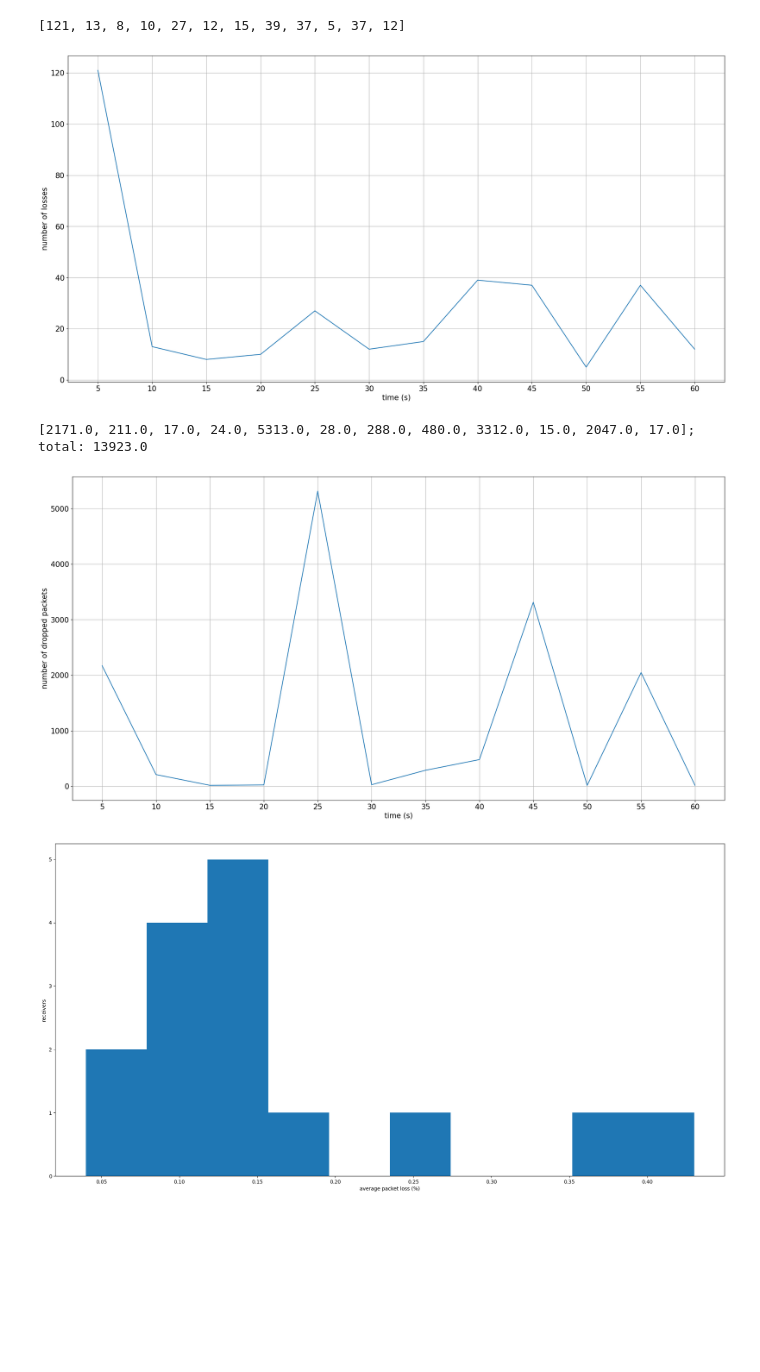
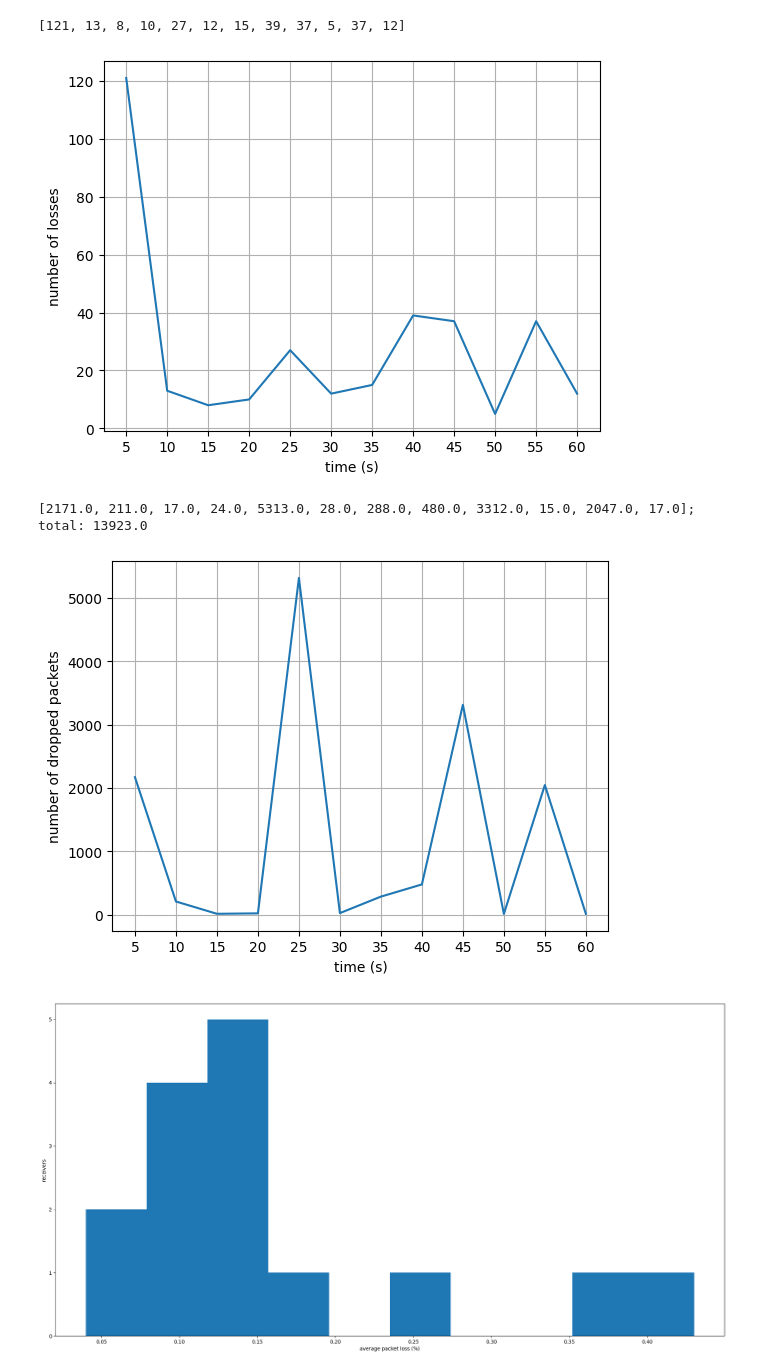
Before and after one commit to Krynegal/SDN_modeling_system, a Jupyter notebook: parser/datParser.ipynb, the cells around one changed output. Drawn from its saved outputs; the diff is of its cells as text; code cells hidden in the pictures; blank space fills up the shorter version.

```diff
--- a/parser/datParser.ipynb
+++ b/parser/datParser.ipynb
@@ -466,12 +479,21 @@ plt.show()
 # %%
-plt.rc('font', size= 15)
-_, ax = plt.subplots(figsize=(24, 12), ncols=1)
+plt.rc('font', size= 10)
+_, ax = plt.subplots(figsize=(16, 6), ncols=1)
 ax.plot(pl_df['time'], pl_df.iloc[:col_len, 1:nodes_num+1])
 
-fontsize = 15
-ax.legend(pl_df.iloc[:col_len, 1:nodes_num+1])
+fontsize = 10
+#ax.legend(pl_df.iloc[:col_len, 1:nodes_num+1])
 ax.set_xlabel('time (s)', fontsize=fontsize)
 ax.set_ylabel('dropped packets', fontsize=fontsize)
 
 plt.show()
+
+# _, ax = plt.subplots(ncols=1)
+# ax.plot(pl_df['time'], pl_df.iloc[:col_len, 1:nodes_num+1])
+
+# #ax.legend(pl_df.iloc[:col_len, 1:nodes_num+1])
+# ax.set_xlabel('time (s)', fontsize=fontsize)
+# ax.set_ylabel('dropped packets', fontsize=fontsize)
+
+# plt.show()
 # %% [output]
@@ -497,22 +519,34 @@ df = pd.DataFrame({
 # %% [output]
 [121, 13, 8, 10, 27, 12, 15, 39, 37, 5, 37, 12]
 # %%
+# import matplotlib.ticker as ticker
+# plt.rc('font', size= 15)
+# _, ax = plt.subplots(figsize=(24, 12), ncols=1)
+# # ax.scatter(df['time'], plhist)
+# ax.plot(df['time'], plhist)
+
+# fontsize = 15
+# ax.set_xlabel('time (s)', fontsize=fontsize)
+# ax.grid()
+# ax.set_ylabel('number of losses', fontsize=fontsize)
+
+# ax.xaxis.set_major_locator(ticker.MultipleLocator(5))
+
+# plt.show()
+
 import matplotlib.ticker as ticker
-plt.rc('font', size= 15)
-_, ax = plt.subplots(figsize=(24, 12), ncols=1)
-# ax.scatter(df['time'], plhist)
+_, ax = plt.subplots( ncols=1)
 ax.plot(df['time'], plhist)
 
-fontsize = 15
 ax.set_xlabel('time (s)', fontsize=fontsize)
 ax.grid()
 ax.set_ylabel('number of losses', fontsize=fontsize)
 
 ax.xaxis.set_major_locator(ticker.MultipleLocator(5))
 
 plt.show()
 # %% [output]
-[figure, old version]
+[figure, new version]
 # %%
 modeling_time = 60
 plhist = []
@@ -534,22 +568,35 @@ df = pd.DataFrame({
 # %% [output]
 [2171.0, 211.0, 17.0, 24.0, 5313.0, 28.0, 288.0, 480.0, 3312.0, 15.0, 2047.0, 17.0]; total: 13923.0
 # %%
+# import matplotlib.ticker as ticker
+# plt.rc('font', size= 15)
+# _, ax = plt.subplots(figsize=(24, 12), ncols=1)
+# # ax.scatter(df['time'], plhist)
+# ax.plot(df['time'], plhist)
+
+# fontsize = 15
+# ax.set_xlabel('time (s)', fontsize=fontsize)
+# ax.grid()
+# ax.set_ylabel('number of dropped packets', fontsize=fontsize)
+
+# ax.xaxis.set_major_locator(ticker.MultipleLocator(5))
+
+# plt.show()
+
 import matplotlib.ticker as ticker
-plt.rc('font', size= 15)
-_, ax = plt.subplots(figsize=(24, 12), ncols=1)
-# ax.scatter(df['time'], plhist)
+_, ax = plt.subplots(ncols=1)
 ax.plot(df['time'], plhist)
 
-fontsize = 15
-ax.set_xlabel('time (s)', fontsize=fontsize)
+fontsize = 10
+ax.set_xlabel('time (s)')
 ax.grid()
-ax.set_ylabel('number of dropped packets', fontsize=fontsize)
+ax.set_ylabel('number of dropped packets')
 
 ax.xaxis.set_major_locator(ticker.MultipleLocator(5))
 
 plt.show()
 # %% [output]
-[figure, old version]
+[figure, new version]
 # %%
 _, ax = plt.subplots(figsize=(24, 12), ncols=1)
 ax.hist(pl)
```
Also changed, not shown: parts of 4 cells of this notebook, 3 other files.
